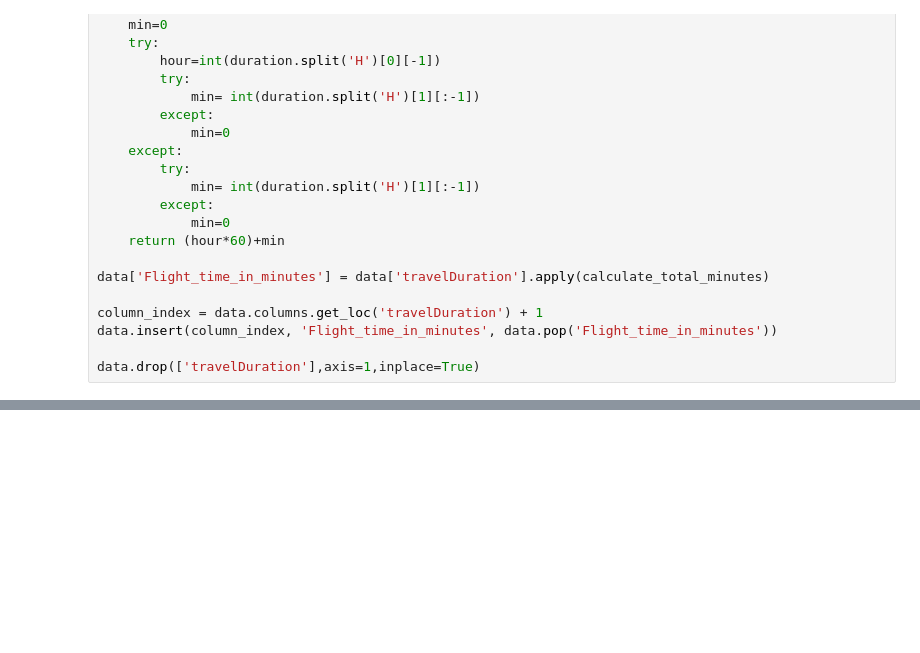
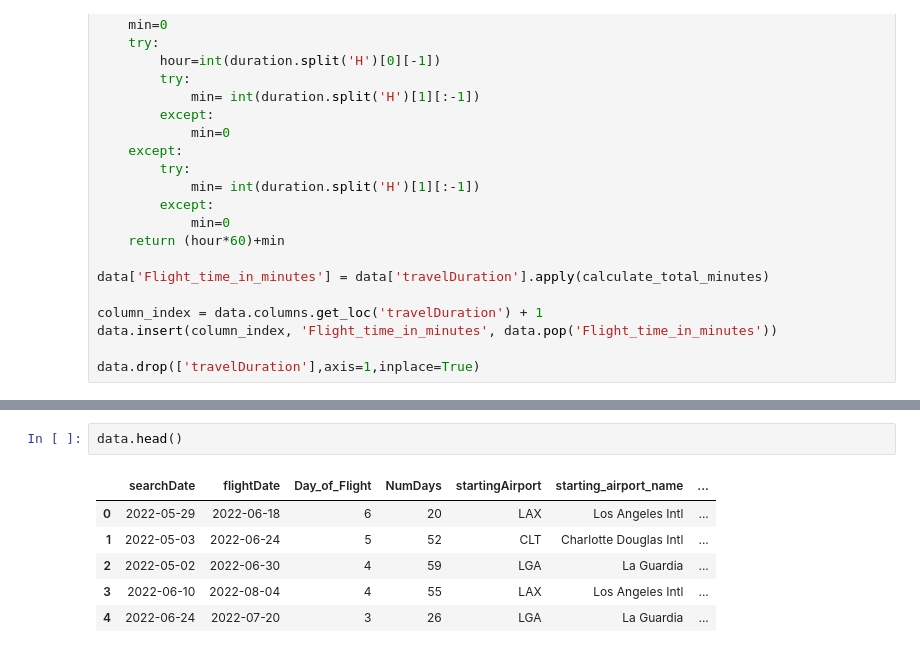
Before and after one commit to ArnabMitra0408/Flight_Price_Prediction, a Jupyter notebook: EDA.ipynb, the cells around one changed output, grey strips where cells are left out. Saved outputs shown, nothing was run; the diff lists cells and outputs as text; blank space fills up the shorter version.

```diff
--- a/EDA.ipynb
+++ b/EDA.ipynb
@@ -93,0 +109,9 @@ data.head()
+# %%
+data.head()
+# %% [output]
+|  | searchDate | flightDate | Day_of_Flight | NumDays | startingAirport | starting_airport_name | ... |
+| 0 | 2022-05-29 | 2022-06-18 | 6 | 20 | LAX | Los Angeles Intl | ... |
+| 1 | 2022-05-03 | 2022-06-24 | 5 | 52 | CLT | Charlotte Douglas Intl | ... |
+| 2 | 2022-05-02 | 2022-06-30 | 4 | 59 | LGA | La Guardia | ... |
+| 3 | 2022-06-10 | 2022-08-04 | 4 | 55 | LAX | Los Angeles Intl | ... |
+| 4 | 2022-06-24 | 2022-07-20 | 3 | 26 | LGA | La Guardia | ... |
```
Also changed, not shown: parts of 10 cells of this notebook.
